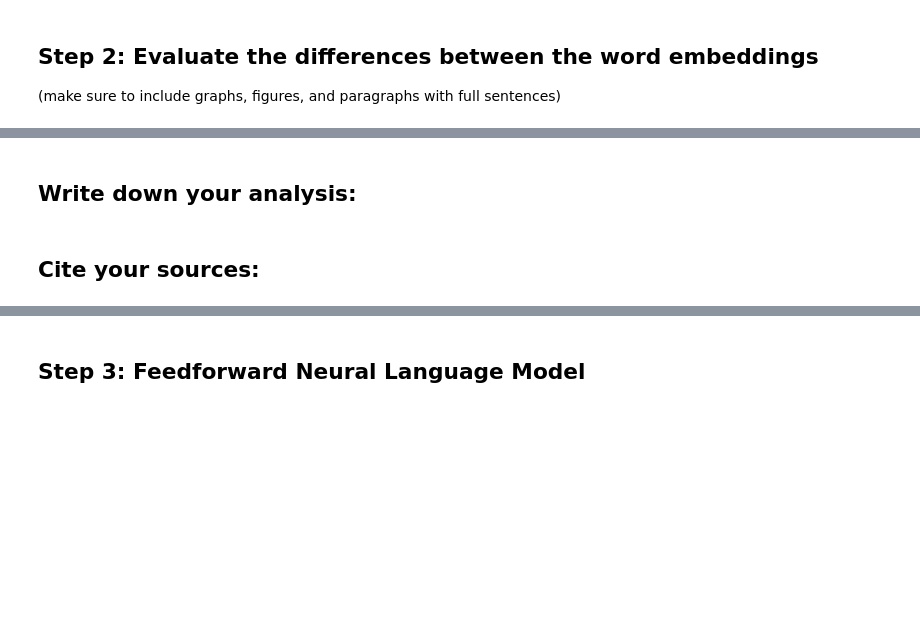
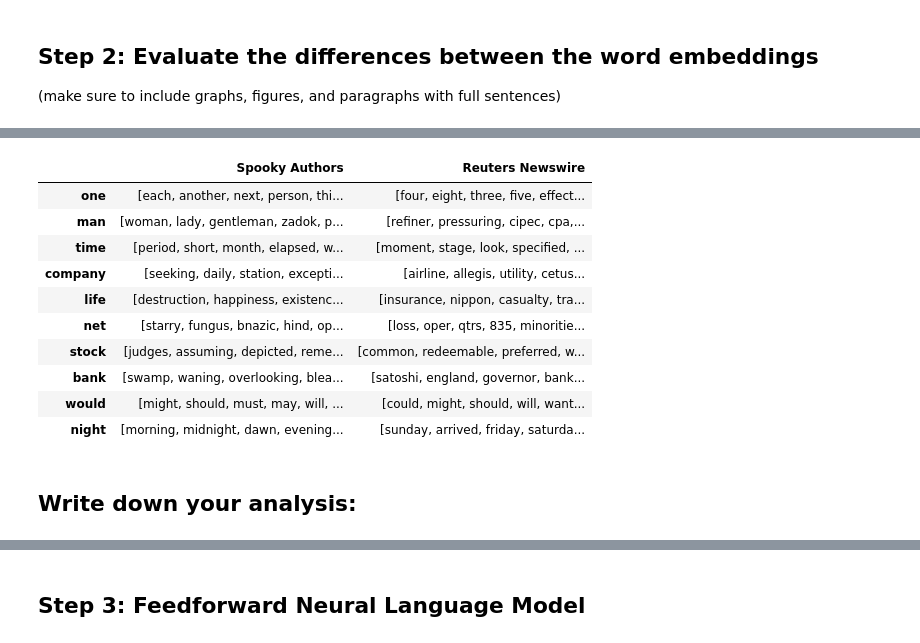
Before and after one commit to bzwyant/NN-Language-Model, a Jupyter notebook: feedforward_lm.ipynb, the cells around one changed output, grey strips where cells are left out. Cells and saved outputs as stored; diff of their text form; code cells hidden in the pictures; blank space fills up the shorter version.

Commit message:
created word embedding visualization

```diff
--- a/feedforward_lm.ipynb
+++ b/feedforward_lm.ipynb
@@ -152,5 +184,59 @@ Step 2: Evaluate the differences between the word embeddings
+# %%
+from sklearn.manifold import TSNE
+
+keys = [word for word, _ in common_word_counter.most_common()[:20]]
+
+embedding_clusters = []
+word_clusters = []
+for word in keys:
+    embeddings = []
+    words = []
+    for similar_word, _ in model_spooky.wv.most_similar(word, topn=30):
+        words.append(similar_word)
+        embeddings.append(model_spooky.wv[similar_word])
+    embedding_clusters.append(embeddings)
+    word_clusters.append(words)
+# %%
+embedding_clusters = np.array(embedding_clusters)
+n, m, k = embedding_clusters.shape
+tsne_model_en_2d = TSNE(perplexity=15, n_components=2, init='pca', n_iter=3500, random_state=32)
+embeddings_en_2d = np.array(tsne_model_en_2d.fit_transform(embedding_clusters.reshape(n * m, k))).reshape(n, m, 2)
+# %%
+import matplotlib.pyplot as plt
+import matplotlib.cm as cm
+# % matplotlib inline
+
+def tsne_plot_similar_words(title, labels, embedding_clusters, word_clusters, a, filename=None):
+    plt.figure(figsize=(16, 9))
+    colors = cm.rainbow(np.linspace(0, 1, len(labels)))
+    for label, embeddings, words, color in zip(labels, embedding_clusters, word_clusters, colors):
+        x = embeddings[:, 0]
+        y = embeddings[:, 1]
+        plt.scatter(x, y, c=color, alpha=a, label=label)
+        for i, word in enumerate(words):
+            plt.annotate(word, alpha=0.5, xy=(x[i], y[i]), xytext=(5, 2),
+                         textcoords='offset points', ha='right', va='bottom', size=8)
+    plt.legend(loc=4)
+    plt.title(title)
+    plt.grid(True)
+    if filename:
+        plt.savefig(filename, format='png', dpi=150, bbox_inches='tight')
+    plt.show()
+
+
+tsne_plot_similar_words('Similar words from Spooky Authors', keys, embeddings_en_2d, word_clusters, 0.7,
+                        'similar_words.png')
+# %% [output]
+|  | Spooky Authors | Reuters Newswire |
+| one | [each, another, next, person, thi... | [four, eight, three, five, effect... |
+| man | [woman, lady, gentleman, zadok, p... | [refiner, pressuring, cipec, cpa,... |
+| time | [period, short, month, elapsed, w... | [moment, stage, look, specified, ... |
+| company | [seeking, daily, station, excepti... | [airline, allegis, utility, cetus... |
+| life | [destruction, happiness, existenc... | [insurance, nippon, casualty, tra... |
+| net | [starry, fungus, bnazic, hind, op... | [loss, oper, qtrs, 835, minoritie... |
+| stock | [judges, assuming, depicted, reme... | [common, redeemable, preferred, w... |
+| bank | [swamp, waning, overlooking, blea... | [satoshi, england, governor, bank... |
+| would | [might, should, must, may, will, ... | [could, might, should, will, want... |
+| night | [morning, midnight, dawn, evening... | [sunday, arrived, friday, saturda... |
 # %% [markdown]
 ## Write down your analysis:
-# %% [markdown]
-Cite your sources:
--------------
```
Also changed, not shown: parts of 22 cells of this notebook, 4 other files.
